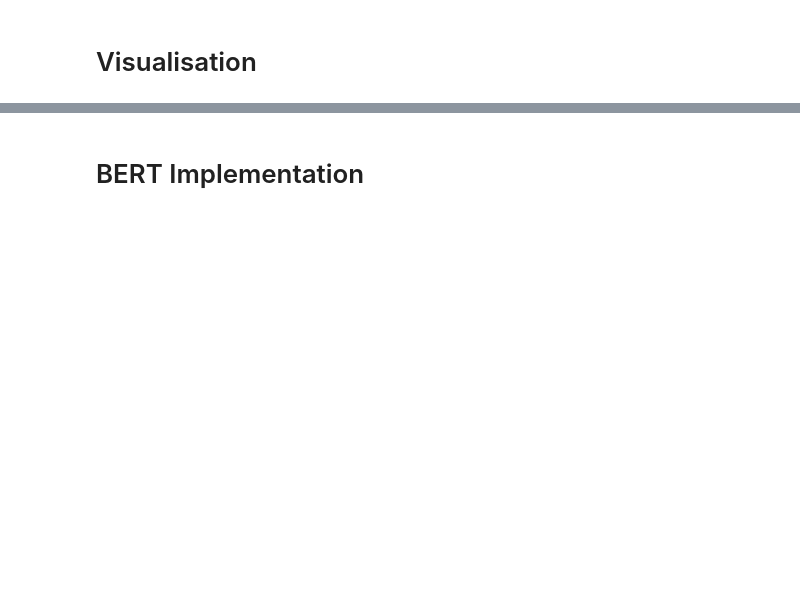
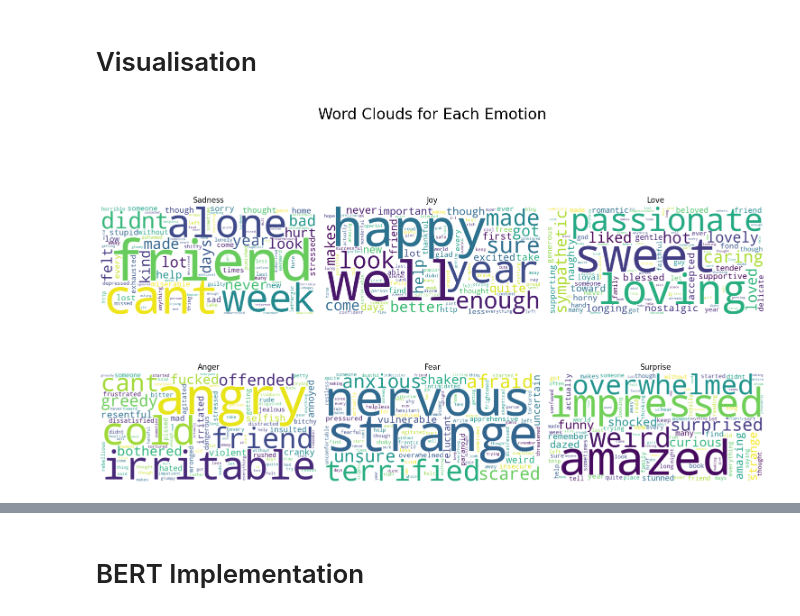
Before and after one commit to r-uben/2024_bse_summer_school, a Jupyter notebook: homework/hw2.ipynb, the cells around one changed output, grey strips where cells are left out. Cells and saved outputs as stored; diff of their text form; code cells hidden in the pictures; blank space fills up the shorter version.

```diff
--- a/homework/hw2.ipynb
+++ b/homework/hw2.ipynb
@@ -59,0 +97,4 @@ Data().plot_label_distribution()
+# %%
+word_cloud = Data().plot_word_clouds()
+# %% [output]
+[figure, added]
```
Also changed, not shown: parts of 27 cells of this notebook, 13 other files.
